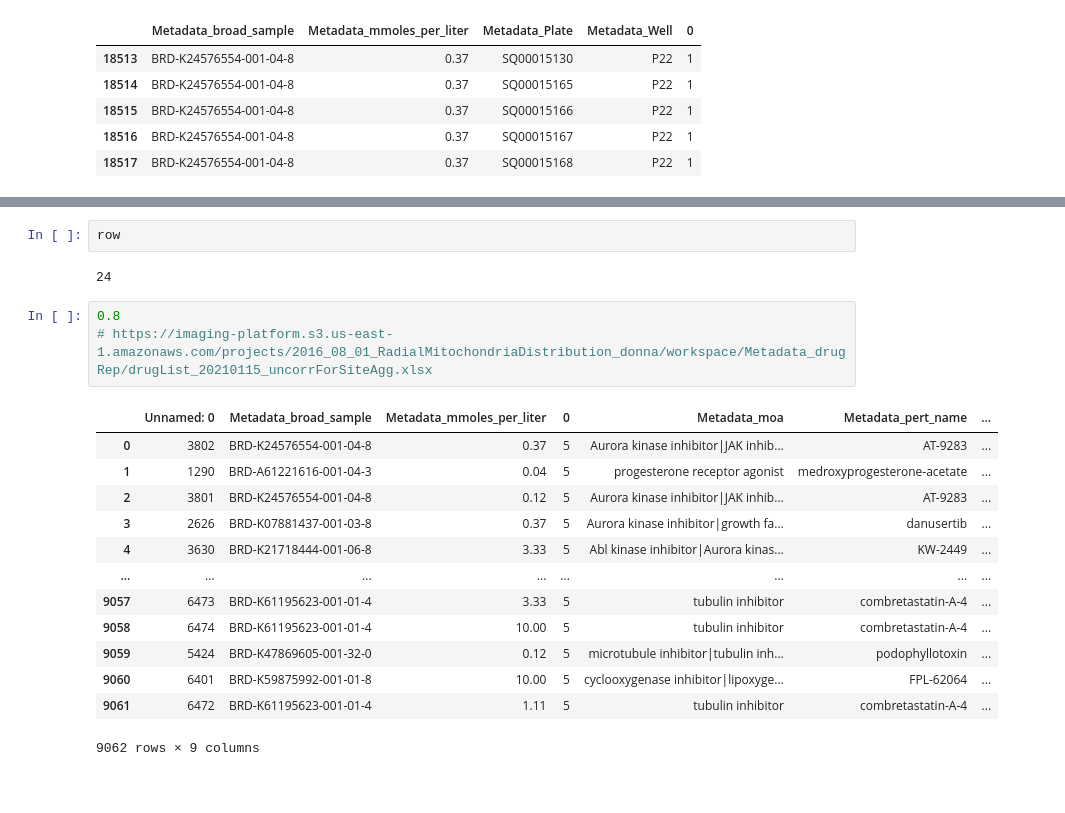
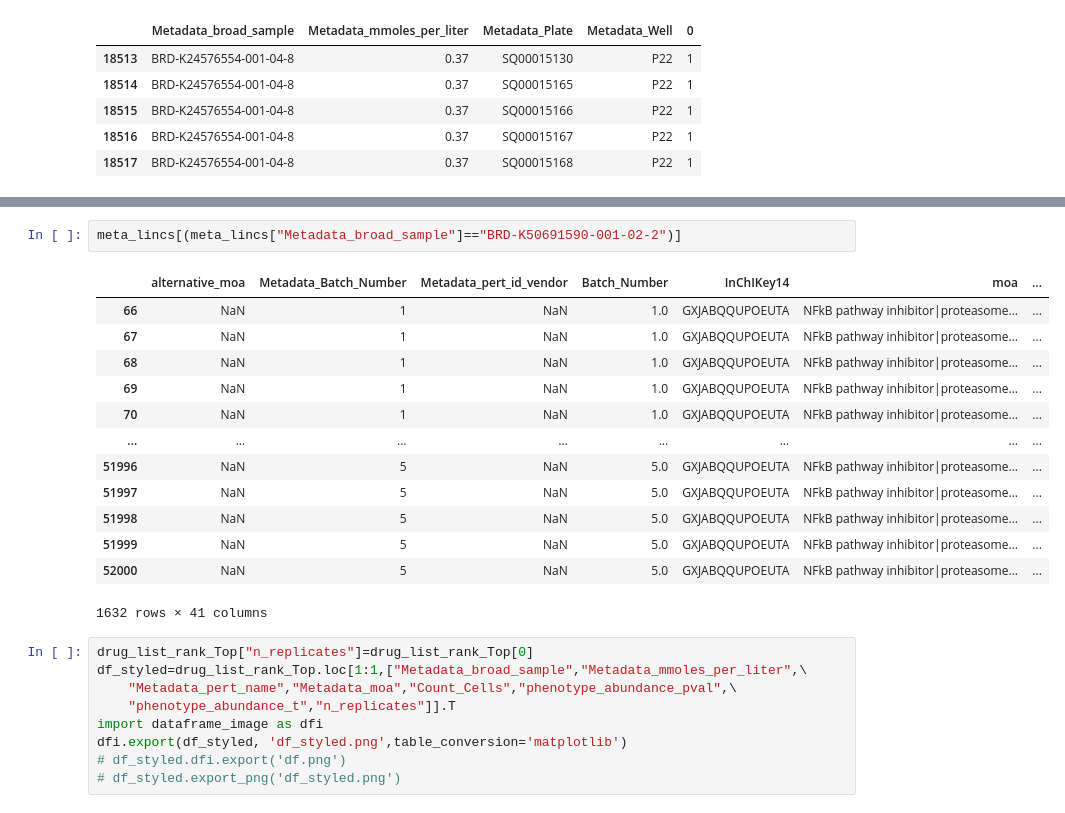
Before and after one commit to broadinstitute/SingleCell_Morphological_Analysis, a Jupyter notebook: 0.read_single_cells.ipynb, the cells around one changed output, grey strips where cells are left out. Drawn from its saved outputs; the diff is of its cells as text; blank space fills up the shorter version.

```diff
--- a/0.read_single_cells.ipynb
+++ b/0.read_single_cells.ipynb
@@ -445,21 +463,25 @@ SQ00015128 ['M20']
-# %%
-row
-# %% [output]
-24
-# %%
-0.8
-# https://imaging-platform.s3.us-east-1.amazonaws.com/projects/2016_08_01_RadialMitochondriaDistribution_donna/workspace/Metadata_drugRep/drugList_20210115_uncorrForSiteAgg.xlsx
-# %% [output]
-|  | Unnamed: 0 | Metadata_broad_sample | Metadata_mmoles_per_liter | 0 | Metadata_moa | Metadata_pert_name | ... |
-| 0 | 3802 | BRD-K24576554-001-04-8 | 0.37 | 5 | Aurora kinase inhibitor|JAK inhib... | AT-9283 | ... |
-| 1 | 1290 | BRD-A61221616-001-04-3 | 0.04 | 5 | progesterone receptor agonist | medroxyprogesterone-acetate | ... |
-| 2 | 3801 | BRD-K24576554-001-04-8 | 0.12 | 5 | Aurora kinase inhibitor|JAK inhib... | AT-9283 | ... |
-| 3 | 2626 | BRD-K07881437-001-03-8 | 0.37 | 5 | Aurora kinase inhibitor|growth fa... | danusertib | ... |
-| 4 | 3630 | BRD-K21718444-001-06-8 | 3.33 | 5 | Abl kinase inhibitor|Aurora kinas... | KW-2449 | ... |
-| ... | ... | ... | ... | ... | ... | ... | ... |
-| 9057 | 6473 | BRD-K61195623-001-01-4 | 3.33 | 5 | tubulin inhibitor | combretastatin-A-4 | ... |
-| 9058 | 6474 | BRD-K61195623-001-01-4 | 10.00 | 5 | tubulin inhibitor | combretastatin-A-4 | ... |
-| 9059 | 5424 | BRD-K47869605-001-32-0 | 0.12 | 5 | microtubule inhibitor|tubulin inh... | podophyllotoxin | ... |
-| 9060 | 6401 | BRD-K59875992-001-01-8 | 10.00 | 5 | cyclooxygenase inhibitor|lipoxyge... | FPL-62064 | ... |
-| 9061 | 6472 | BRD-K61195623-001-01-4 | 1.11 | 5 | tubulin inhibitor | combretastatin-A-4 | ... |
-9062 rows × 9 columns
+# %%
+meta_lincs[(meta_lincs["Metadata_broad_sample"]=="BRD-K50691590-001-02-2")]
+# %% [output]
+|  | alternative_moa | Metadata_Batch_Number | Metadata_pert_id_vendor | Batch_Number | InChIKey14 | moa | ... |
+| 66 | NaN | 1 | NaN | 1.0 | GXJABQQUPOEUTA | NFkB pathway inhibitor|proteasome... | ... |
+| 67 | NaN | 1 | NaN | 1.0 | GXJABQQUPOEUTA | NFkB pathway inhibitor|proteasome... | ... |
+| 68 | NaN | 1 | NaN | 1.0 | GXJABQQUPOEUTA | NFkB pathway inhibitor|proteasome... | ... |
+| 69 | NaN | 1 | NaN | 1.0 | GXJABQQUPOEUTA | NFkB pathway inhibitor|proteasome... | ... |
+| 70 | NaN | 1 | NaN | 1.0 | GXJABQQUPOEUTA | NFkB pathway inhibitor|proteasome... | ... |
+| ... | ... | ... | ... | ... | ... | ... | ... |
+| 51996 | NaN | 5 | NaN | 5.0 | GXJABQQUPOEUTA | NFkB pathway inhibitor|proteasome... | ... |
+| 51997 | NaN | 5 | NaN | 5.0 | GXJABQQUPOEUTA | NFkB pathway inhibitor|proteasome... | ... |
+| 51998 | NaN | 5 | NaN | 5.0 | GXJABQQUPOEUTA | NFkB pathway inhibitor|proteasome... | ... |
+| 51999 | NaN | 5 | NaN | 5.0 | GXJABQQUPOEUTA | NFkB pathway inhibitor|proteasome... | ... |
+| 52000 | NaN | 5 | NaN | 5.0 | GXJABQQUPOEUTA | NFkB pathway inhibitor|proteasome... | ... |
+1632 rows × 41 columns
+# %%
+drug_list_rank_Top["n_replicates"]=drug_list_rank_Top[0]
+df_styled=drug_list_rank_Top.loc[1:1,["Metadata_broad_sample","Metadata_mmoles_per_liter",\
+    "Metadata_pert_name","Metadata_moa","Count_Cells","phenotype_abundance_pval",\
+    "phenotype_abundance_t","n_replicates"]].T
+import dataframe_image as dfi
+dfi.export(df_styled, 'df_styled.png',table_conversion='matplotlib')
+# df_styled.dfi.export('df.png')
+# df_styled.export_png('df_styled.png')
```
Also changed, not shown: parts of 39 cells of this notebook, 3 other files.
